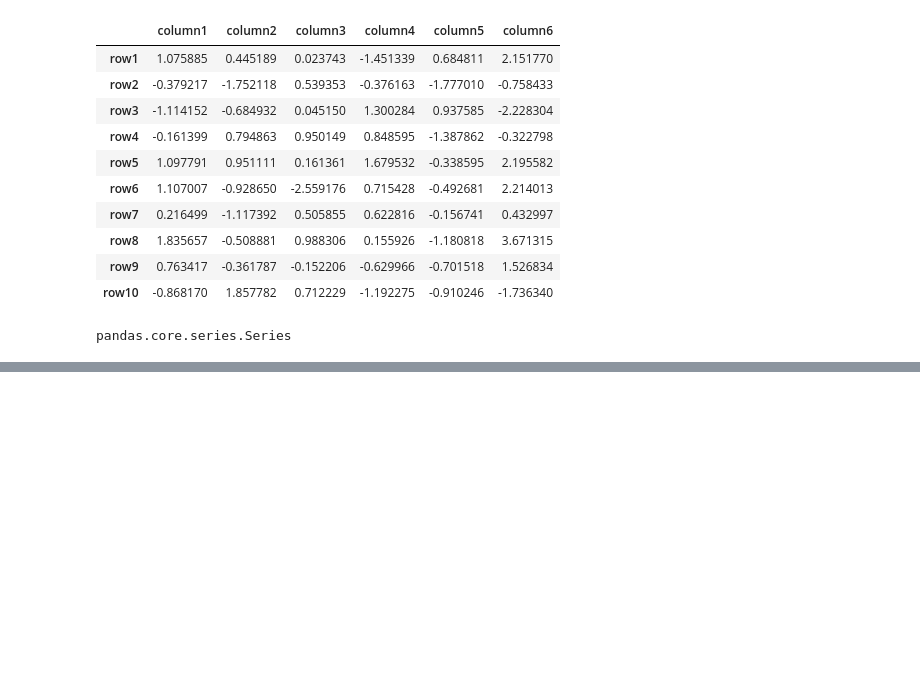
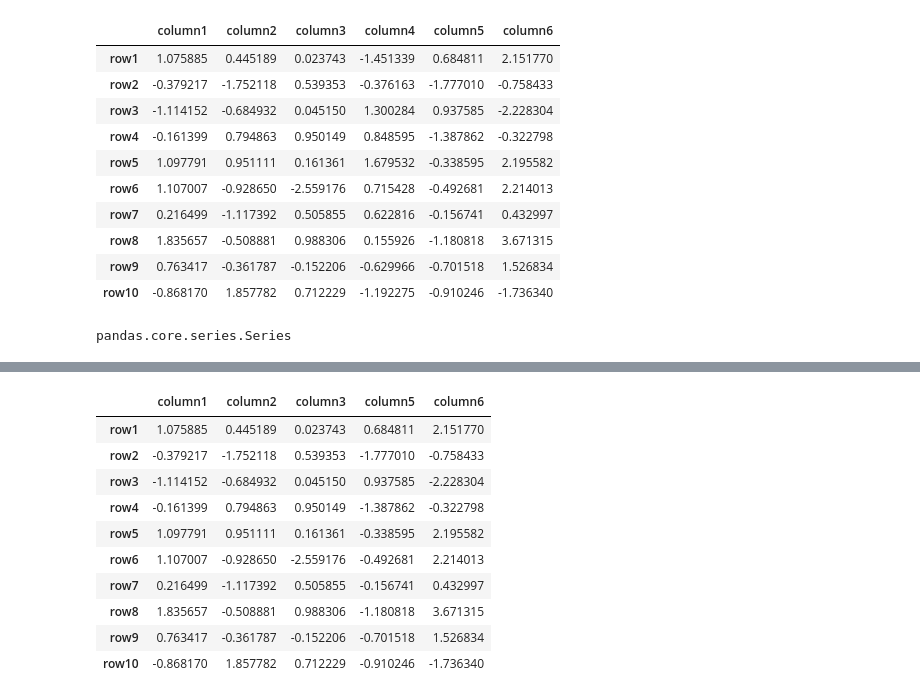
Before and after one commit to Franchertz/Python-Learning, a Jupyter notebook: Pandas_Selection_&_Indexing_on_DataFrame.ipynb, the cells around one changed output, grey strips where cells are left out. Cells and saved outputs as stored; diff of their text form; code cells hidden in the pictures; blank space fills up the shorter version.

```diff
--- a/Pandas_Selection_&_Indexing_on_DataFrame.ipynb
+++ b/Pandas_Selection_&_Indexing_on_DataFrame.ipynb
@@ -162,0 +193,16 @@ pandas.core.series.Series
+# %%
+my_dataframe.drop('column4', axis=1, inplace=True)  #using inplac=True to effect changes on original file
+# %%
+my_dataframe
+# %% [output]
+|  | column1 | column2 | column3 | column5 | column6 |
+| row1 | 1.075885 | 0.445189 | 0.023743 | 0.684811 | 2.151770 |
+| row2 | -0.379217 | -1.752118 | 0.539353 | -1.777010 | -0.758433 |
+| row3 | -1.114152 | -0.684932 | 0.045150 | 0.937585 | -2.228304 |
+| row4 | -0.161399 | 0.794863 | 0.950149 | -1.387862 | -0.322798 |
+| row5 | 1.097791 | 0.951111 | 0.161361 | -0.338595 | 2.195582 |
+| row6 | 1.107007 | -0.928650 | -2.559176 | -0.492681 | 2.214013 |
+| row7 | 0.216499 | -1.117392 | 0.505855 | -0.156741 | 0.432997 |
+| row8 | 1.835657 | -0.508881 | 0.988306 | -1.180818 | 3.671315 |
+| row9 | 0.763417 | -0.361787 | -0.152206 | -0.701518 | 1.526834 |
+| row10 | -0.868170 | 1.857782 | 0.712229 | -0.910246 | -1.736340 |
```
Also changed, not shown: parts of 7 cells of this notebook.
